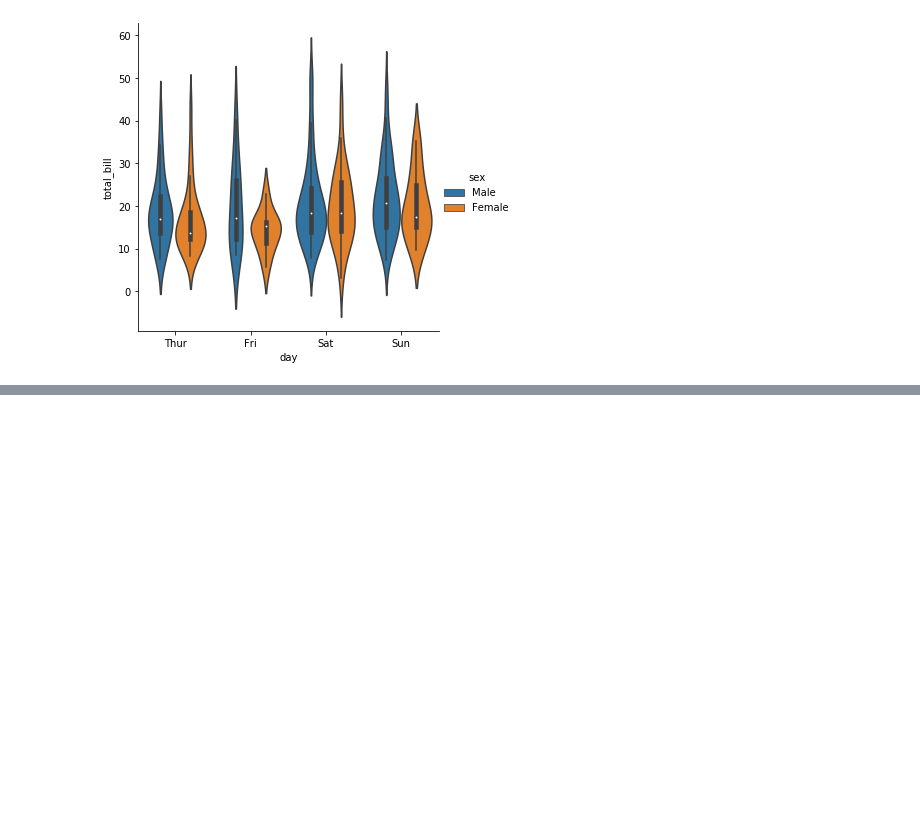
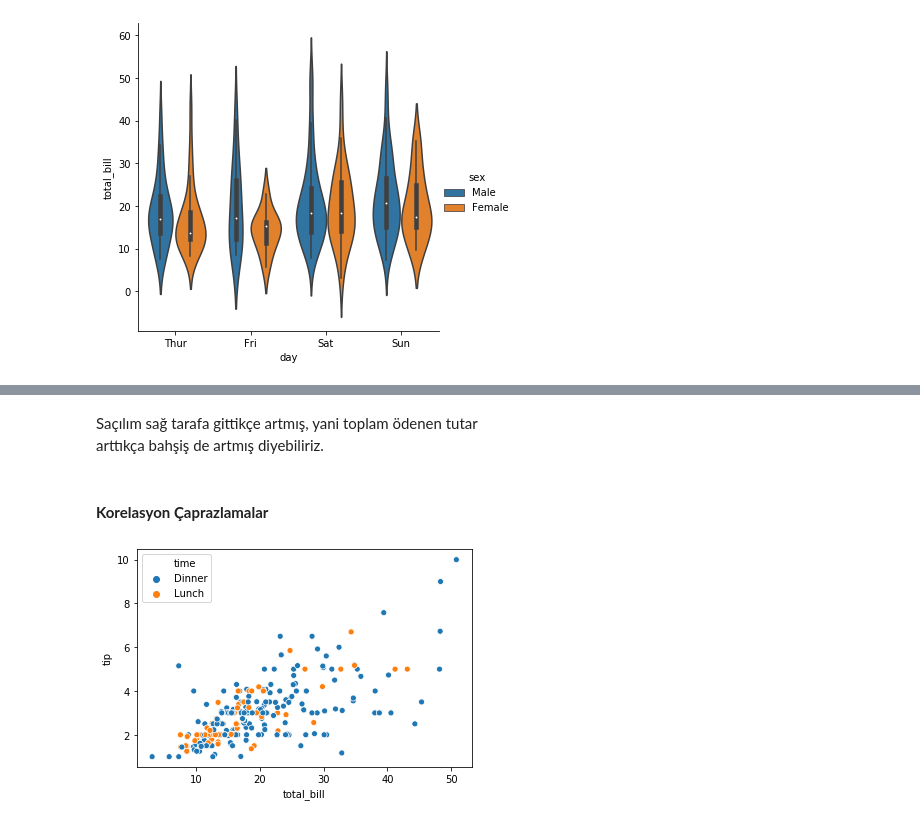
Before and after one commit to recepayddogdu/Data-Science, a Jupyter notebook: Data_Visualization(Seaborn)/Seaborn.ipynb, the cells around one changed output, grey strips where cells are left out. Cells and saved outputs as stored; diff of their text form; code cells hidden in the pictures; blank space fills up the shorter version.

```diff
--- a/Data_Visualization(Seaborn)/Seaborn.ipynb
+++ b/Data_Visualization(Seaborn)/Seaborn.ipynb
@@ -884,0 +919,9 @@ sns.catplot(x="day", y="total_bill", hue="sex", kind="violin", data=df);
+# %% [markdown]
+Saçılım sağ tarafa gittikçe artmış, yani toplam ödenen tutar<br>
+arttıkça bahşiş de artmış diyebiliriz.
+# %% [markdown]
+#### **Korelasyon Çaprazlamalar**
+# %%
+sns.scatterplot(x="total_bill", y="tip", hue="time", data=df);
+# %% [output]
+[figure, added]
```
Also changed, not shown: parts of 19 cells of this notebook, 2 other files.
